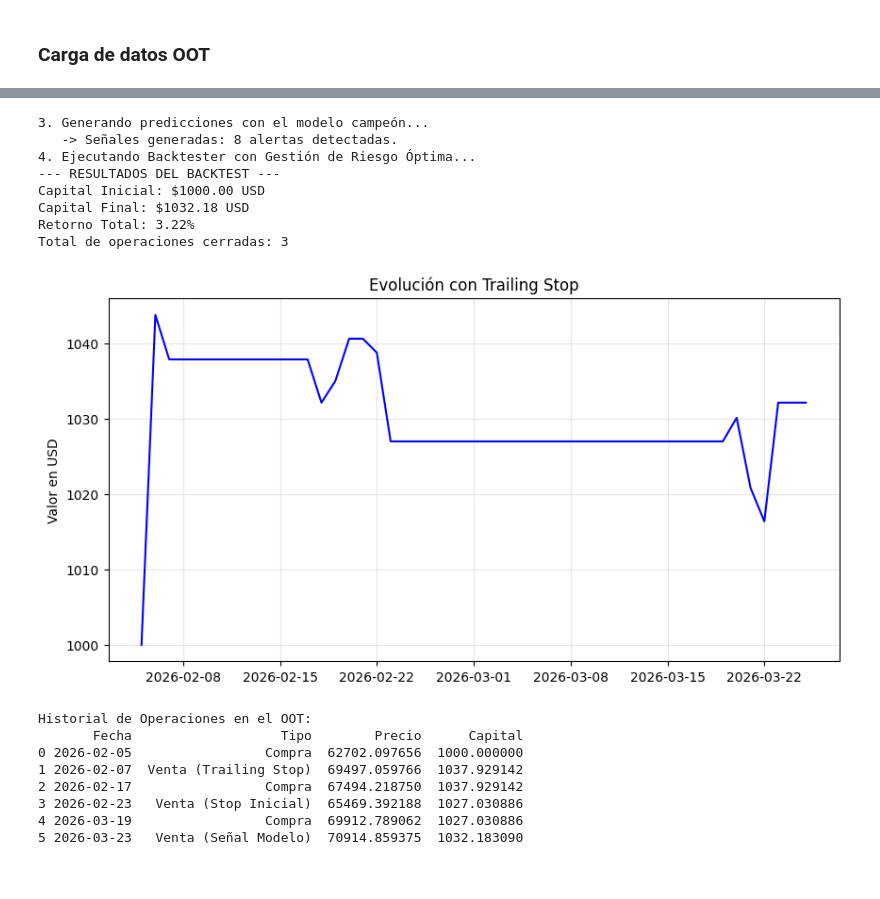
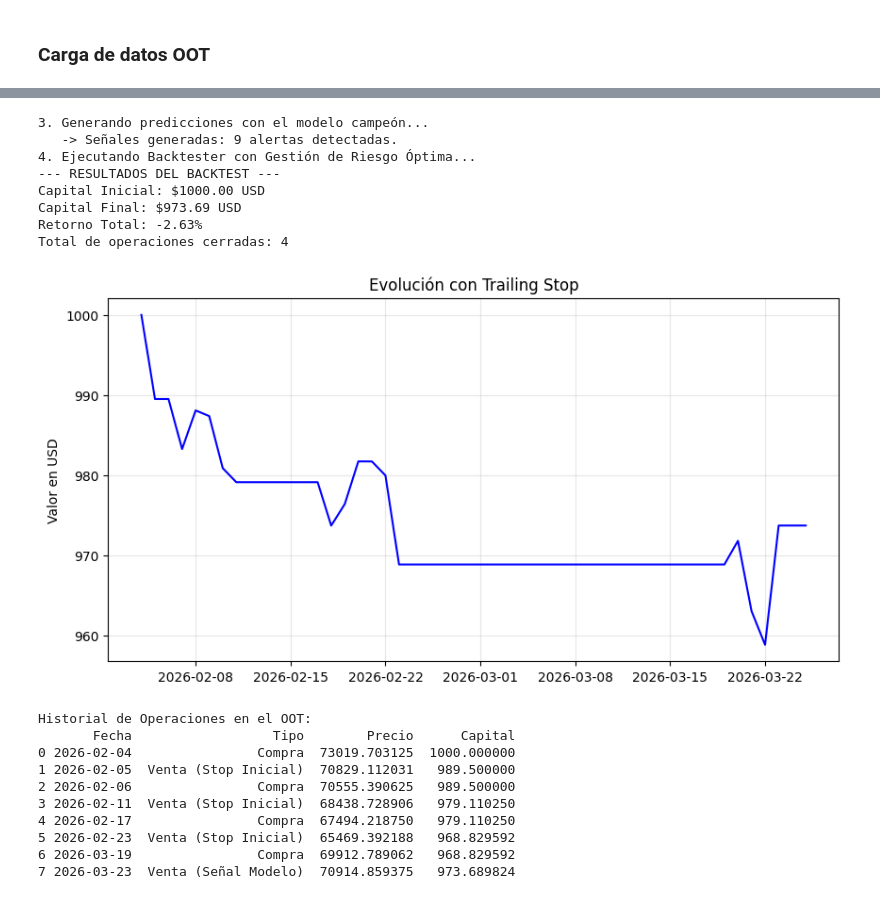
Before and after one commit to julesaccm/Apex-project, a Jupyter notebook: notebooks/bayesian_hyperparameter_tunning.ipynb, the cells around one changed output, grey strips where cells are left out. Cells and saved outputs as stored; diff of their text form; code cells hidden in the pictures.

Commit message:
feat: Feature selection and contrast backtesting results

```diff
--- a/notebooks/bayesian_hyperparameter_tunning.ipynb
+++ b/notebooks/bayesian_hyperparameter_tunning.ipynb
@@ -136,0 +164,4 @@ df_test_completo = df_apex.iloc[split_idx:].copy()
+# %%
+scaler = StandardScaler()
+features_df_std = pd.DataFrame(scaler.fit_transform(df_apex[features]), columns=features, index=df_apex.index)
+features_df_std.describe().T
@@ -140 +551,18 @@ df_test_completo = df_apex.iloc[split_idx:].copy()
+# %%
+# 3. Función Objetivo del Escudo
+def objective_shield(params, proba):
+    # Filtro lógico de protección
+    if params['trailing_distancia'] >= params['trailing_activation']:
+        return {'loss': 0, 'status': STATUS_OK} # Penalizamos combinaciones imposibles
+
+    bt_definitivo = tbt.Backtester(df_test_completo, capital_inicial=1000.0)
+    retorno, _ = bt_definitivo.backtest_con_trailing_stop(
+        predicciones=proba,
+        tamaño_posicion=params['tamaño_posicion'],
+        stop_loss_inicial=params['stop_loss_inicial'],
+        trailing_activation=params['trailing_activation'],
+        trailing_distancia=params['trailing_distancia'],
+        graficar=False
+    )
+    return {'loss': -retorno, 'status': STATUS_OK}
 # %% [markdown]
@@ -415,7 +953,7 @@ except FileNotFoundError:
 
     # 1. Instanciar la clase (Configuramos las variables globales del proceso)
     extractor = btc_etl.BTC_DataExtractor(
-        fecha_inicio="2026-01-02",
+        fecha_inicio="2026-01-01",
         fecha_fin="2026-03-26",
         ventana_critica=5
     )
@@ -480,55 +1018,47 @@ df_oot.index.values.min(), df_oot.index.values.max()
 # %%
 X_oot = df_oot[features]
 
 # --- 3. PREDICCIÓN A CIEGAS ---
 print("3. Generando predicciones con el modelo campeón...")
-# Usamos modelo_definitivo (que ya tiene los hiperparámetros bayesianos)
-probabilidades_oot = modelo_definitivo.predict_proba(X_oot)
 
-y_pred_oot = np.zeros(len(X_oot))
-# El umbral que ganó en la sección del Modelo fue 0.25
-umbral_campeon = 0.25
-
-for j in range(len(probabilidades_oot)):
-    if probabilidades_oot[j][idx_minimo] >= umbral_campeon:
-        y_pred_oot[j] = -1
-    elif probabilidades_oot[j][idx_maximo] >= umbral_campeon:
-        y_pred_oot[j] = 1
+y_pred_oot = preprocesar_probabilidades(mejores_parametros_modelo, le, X_train, y_train_xgb, X_oot)
 
 print(f"   -> Señales generadas: {np.sum(y_pred_oot != 0)} alertas detectadas.")
 
 # --- 4. BACKTESTING FINAL ---
 print("4. Ejecutando Backtester con Gestión de Riesgo Óptima...")
 bt_oot = tbt.Backtester(df_oot, capital_inicial=1000.0)
 
 retorno_oot, trades_oot = bt_oot.backtest_con_trailing_stop(
     predicciones=y_pred_oot,
-    tamaño_posicion=0.35,        # ¡El 35% dictado por Hyperopt!
-    stop_loss_inicial=0.03,      # 3%
-    trailing_activation=0.03,    # 3%
-    trailing_distancia=0.015,    # 1.5%
+    tamaño_posicion=mejores_parametros_riesgo['tamaño_posicion'],        # ¡El 35% dictado por Hyperopt!
+    stop_loss_inicial=mejores_parametros_riesgo['stop_loss_inicial'],      # 3%
+    trailing_activation=mejores_parametros_riesgo['trailing_activation'],    # 3%
+    trailing_distancia=mejores_parametros_riesgo['trailing_distancia'],    # 1.5%
     graficar=True                # Queremos ver la curva de capital final
 )
 
 # Opcional: Mostrar los trades si hubo operaciones
 if not trades_oot.empty:
     print("\nHistorial de Operaciones en el OOT:")
     print(trades_oot[['Fecha', 'Tipo', 'Precio', 'Capital']])
 # %% [output]
 3. Generando predicciones con el modelo campeón...
-   -> Señales generadas: 8 alertas detectadas.
+   -> Señales generadas: 9 alertas detectadas.
 4. Ejecutando Backtester con Gestión de Riesgo Óptima...
 --- RESULTADOS DEL BACKTEST ---
 Capital Inicial: $1000.00 USD
-Capital Final: $1032.18 USD
-Retorno Total: 3.22%
-Total de operaciones cerradas: 3
+Capital Final: $973.69 USD
+Retorno Total: -2.63%
+Total de operaciones cerradas: 4
-[figure, old version]
+[figure, new version]
 Historial de Operaciones en el OOT:
-       Fecha                   Tipo        Precio      Capital
-0 2026-02-05                 Compra  62702.097656  1000.000000
-1 2026-02-07  Venta (Trailing Stop)  69497.059766  1037.929142
-2 2026-02-17                 Compra  67494.218750  1037.929142
-3 2026-02-23   Venta (Stop Inicial)  65469.392188  1027.030886
-4 2026-03-19                 Compra  69912.789062  1027.030886
-5 2026-03-23   Venta (Señal Modelo)  70914.859375  1032.183090
+       Fecha                  Tipo        Precio      Capital
+0 2026-02-04                Compra  73019.703125  1000.000000
+1 2026-02-05  Venta (Stop Inicial)  70829.112031   989.500000
+2 2026-02-06                Compra  70555.390625   989.500000
+3 2026-02-11  Venta (Stop Inicial)  68438.728906   979.110250
+4 2026-02-17                Compra  67494.218750   979.110250
+5 2026-02-23  Venta (Stop Inicial)  65469.392188   968.829592
+6 2026-03-19                Compra  69912.789062   968.829592
+7 2026-03-23  Venta (Señal Modelo)  70914.859375   973.689824
```
Also changed, not shown: parts of 48 cells of this notebook, 1 other file.
